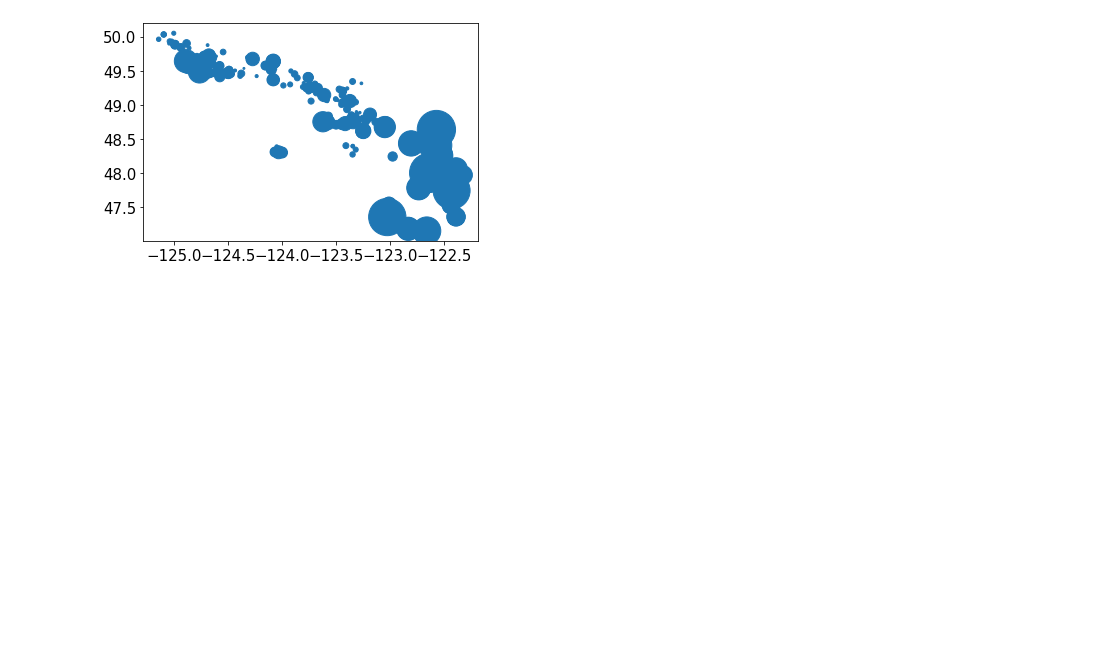
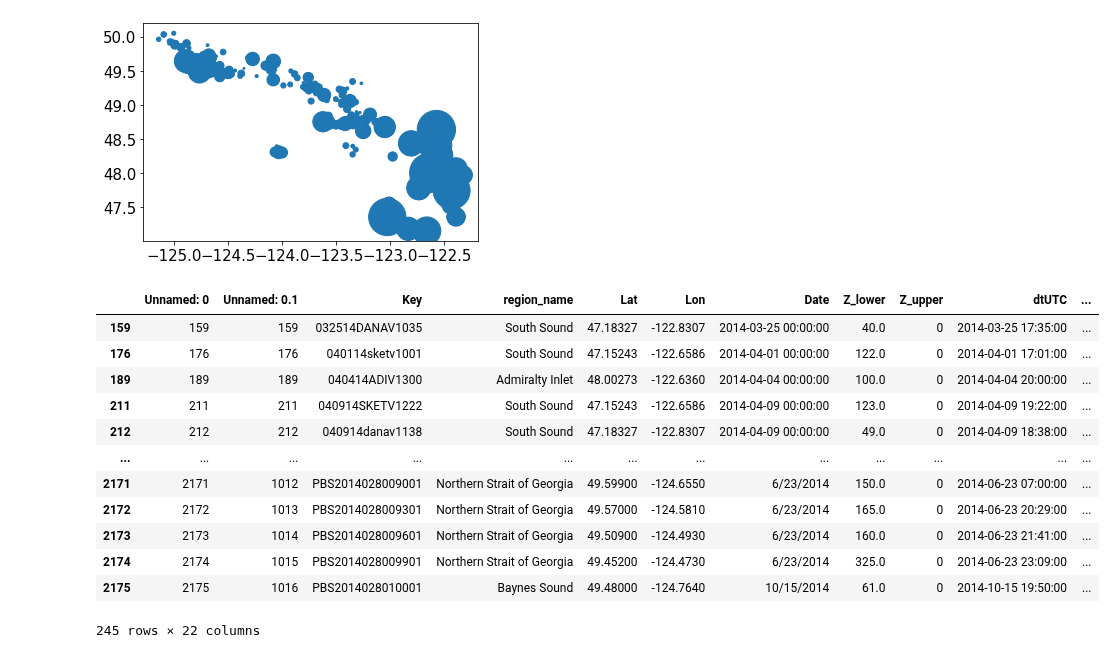
Before and after one commit to SalishSeaCast/analysis-karyn, a Jupyter notebook: notebooks/SalishSeaZoopBiomassScatterplots.ipynb, the cells around one changed output. Saved outputs shown, nothing was run; the diff lists cells and outputs as text; code cells hidden in the pictures; blank space fills up the shorter version.

```diff
--- a/notebooks/SalishSeaZoopBiomassScatterplots.ipynb
+++ b/notebooks/SalishSeaZoopBiomassScatterplots.ipynb
@@ -95,0 +89,16 @@ mean2019=SalishSea2019['Total'].mean()
+# %%
+SalishSea2014
+# %% [output]
+|  | Unnamed: 0 | Unnamed: 0.1 | Key | region_name | Lat | Lon | Date | Z_lower | Z_upper | dtUTC | ... |
+| 159 | 159 | 159 | 032514DANAV1035 | South Sound | 47.18327 | -122.8307 | 2014-03-25 00:00:00 | 40.0 | 0 | 2014-03-25 17:35:00 | ... |
+| 176 | 176 | 176 | 040114sketv1001 | South Sound | 47.15243 | -122.6586 | 2014-04-01 00:00:00 | 122.0 | 0 | 2014-04-01 17:01:00 | ... |
+| 189 | 189 | 189 | 040414ADIV1300 | Admiralty Inlet | 48.00273 | -122.6360 | 2014-04-04 00:00:00 | 100.0 | 0 | 2014-04-04 20:00:00 | ... |
+| 211 | 211 | 211 | 040914SKETV1222 | South Sound | 47.15243 | -122.6586 | 2014-04-09 00:00:00 | 123.0 | 0 | 2014-04-09 19:22:00 | ... |
+| 212 | 212 | 212 | 040914danav1138 | South Sound | 47.18327 | -122.8307 | 2014-04-09 00:00:00 | 49.0 | 0 | 2014-04-09 18:38:00 | ... |
+| ... | ... | ... | ... | ... | ... | ... | ... | ... | ... | ... | ... |
+| 2171 | 2171 | 1012 | PBS2014028009001 | Northern Strait of Georgia | 49.59900 | -124.6550 | 6/23/2014 | 150.0 | 0 | 2014-06-23 07:00:00 | ... |
+| 2172 | 2172 | 1013 | PBS2014028009301 | Northern Strait of Georgia | 49.57000 | -124.5810 | 6/23/2014 | 165.0 | 0 | 2014-06-23 20:29:00 | ... |
+| 2173 | 2173 | 1014 | PBS2014028009601 | Northern Strait of Georgia | 49.50900 | -124.4930 | 6/23/2014 | 160.0 | 0 | 2014-06-23 21:41:00 | ... |
+| 2174 | 2174 | 1015 | PBS2014028009901 | Northern Strait of Georgia | 49.45200 | -124.4730 | 6/23/2014 | 325.0 | 0 | 2014-06-23 23:09:00 | ... |
+| 2175 | 2175 | 1016 | PBS2014028010001 | Baynes Sound | 49.48000 | -124.7640 | 10/15/2014 | 61.0 | 0 | 2014-10-15 19:50:00 | ... |
+245 rows × 22 columns
```
Also changed, not shown: parts of 24 cells of this notebook.
